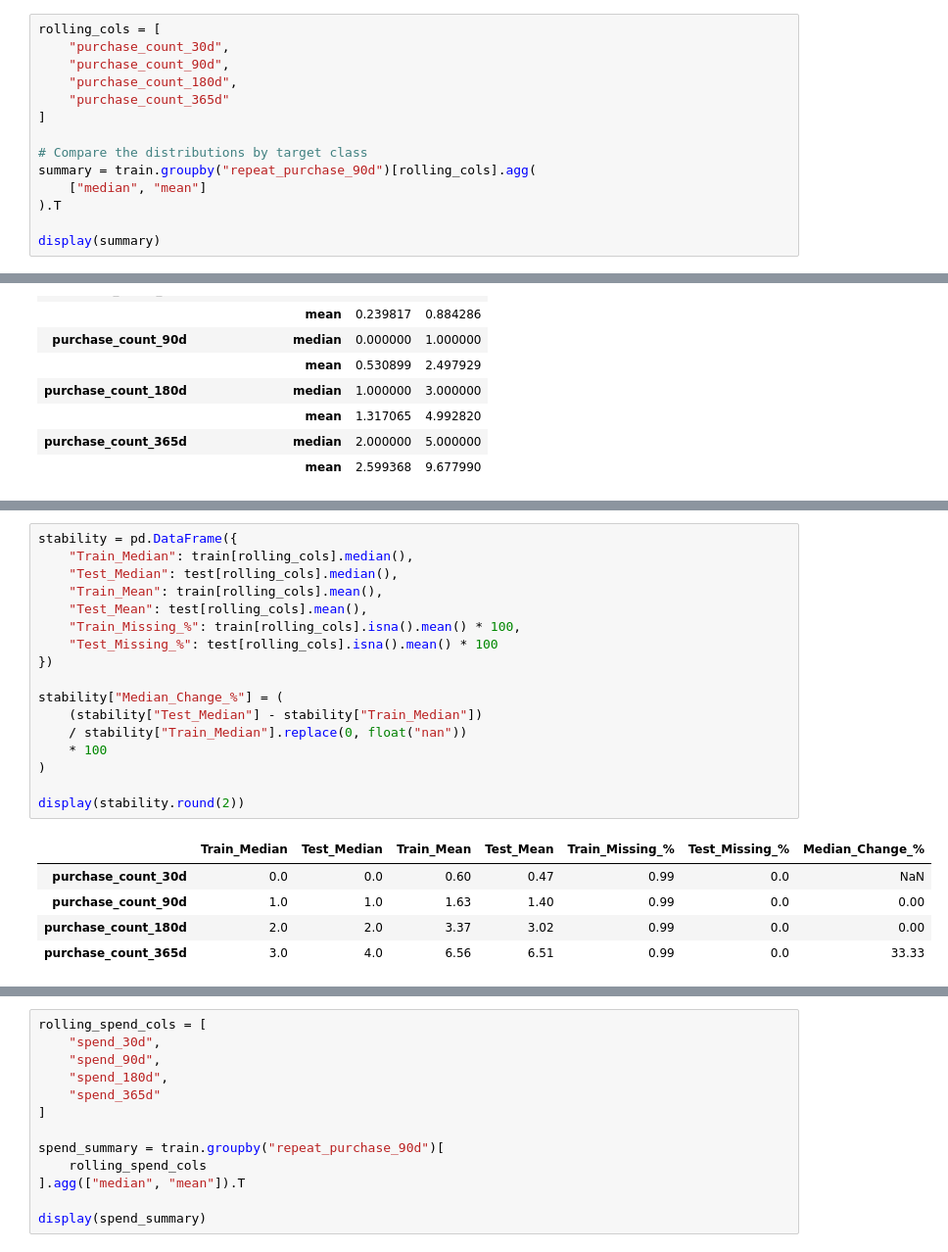
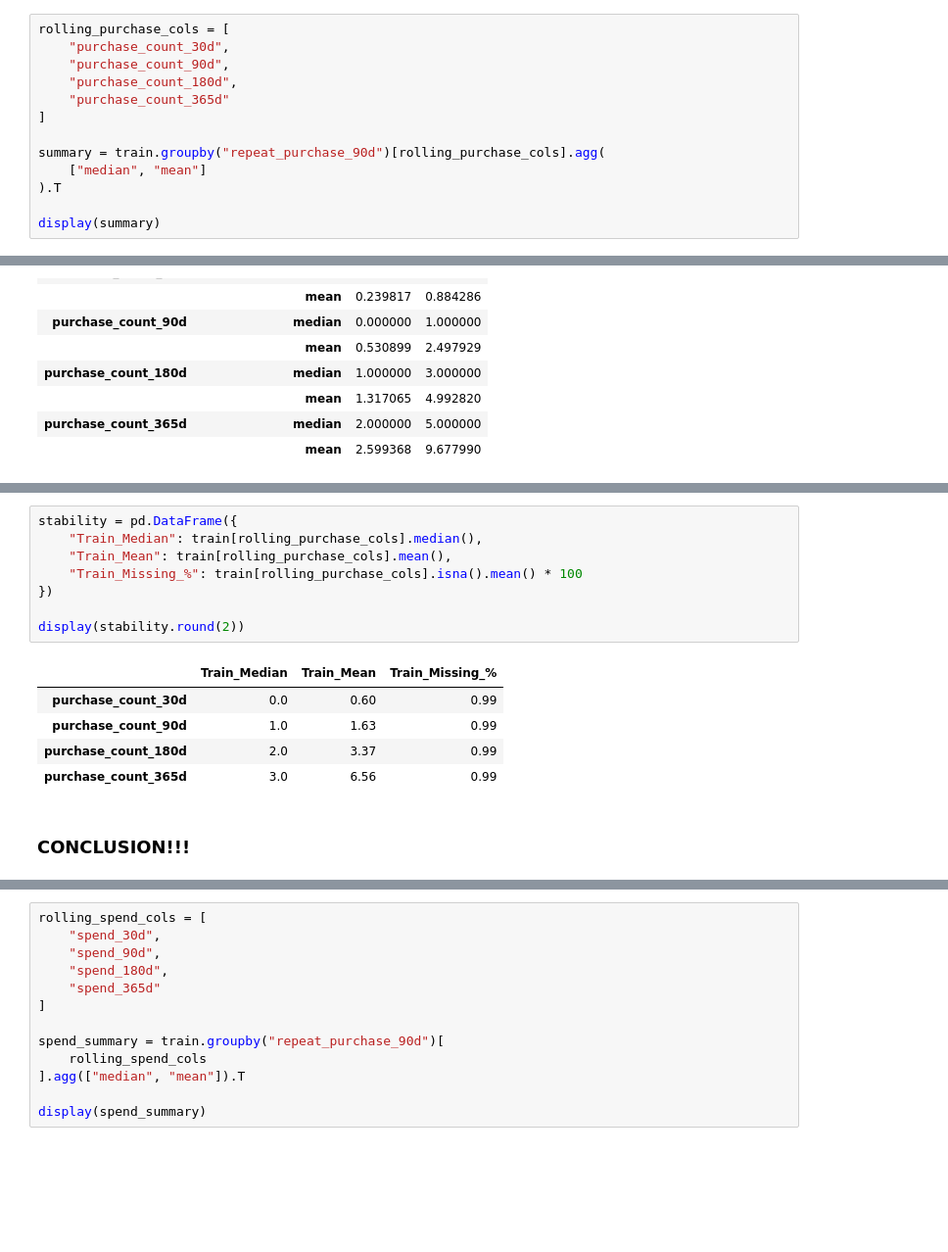
Before and after one commit to luisrafaelsoeiro/ETAI_Project, a Jupyter notebook: exploration.ipynb, the cells around one changed output, grey strips where cells are left out. Shown at 98% size. Cells and saved outputs as stored; diff of their text form; blank space fills up the shorter version.

Commit message:
replace

```diff
--- a/exploration.ipynb
+++ b/exploration.ipynb
@@ -1086,13 +1623,12 @@ These shifts suggest that the test set differs substantially in customer behavio
 # %%
-rolling_cols = [
+rolling_purchase_cols = [
     "purchase_count_30d",
     "purchase_count_90d",
     "purchase_count_180d",
     "purchase_count_365d"
 ]
 
-# Compare the distributions by target class
-summary = train.groupby("repeat_purchase_90d")[rolling_cols].agg(
+summary = train.groupby("repeat_purchase_90d")[rolling_purchase_cols].agg(
     ["median", "mean"]
 ).T
 
@@ -1128,25 +1665,18 @@ plt.show()
 [figure]
 # %%
 stability = pd.DataFrame({
-    "Train_Median": train[rolling_cols].median(),
-    "Test_Median": test[rolling_cols].median(),
-    "Train_Mean": train[rolling_cols].mean(),
-    "Test_Mean": test[rolling_cols].mean(),
-    "Train_Missing_%": train[rolling_cols].isna().mean() * 100,
-    "Test_Missing_%": test[rolling_cols].isna().mean() * 100
+    "Train_Median": train[rolling_purchase_cols].median(),
+    "Train_Mean": train[rolling_purchase_cols].mean(),
+    "Train_Missing_%": train[rolling_purchase_cols].isna().mean() * 100
 })
 
-stability["Median_Change_%"] = (
-    (stability["Test_Median"] - stability["Train_Median"])
-    / stability["Train_Median"].replace(0, float("nan"))
-    * 100
-)
-
 display(stability.round(2))
 # %% [output]
-|  | Train_Median | Test_Median | Train_Mean | Test_Mean | Train_Missing_% | Test_Missing_% | Median_Change_% |
-| purchase_count_30d | 0.0 | 0.0 | 0.60 | 0.47 | 0.99 | 0.0 | NaN |
-| purchase_count_90d | 1.0 | 1.0 | 1.63 | 1.40 | 0.99 | 0.0 | 0.00 |
-| purchase_count_180d | 2.0 | 2.0 | 3.37 | 3.02 | 0.99 | 0.0 | 0.00 |
-| purchase_count_365d | 3.0 | 4.0 | 6.56 | 6.51 | 0.99 | 0.0 | 33.33 |
+|  | Train_Median | Train_Mean | Train_Missing_% |
+| purchase_count_30d | 0.0 | 0.60 | 0.99 |
+| purchase_count_90d | 1.0 | 1.63 | 0.99 |
+| purchase_count_180d | 2.0 | 3.37 | 0.99 |
+| purchase_count_365d | 3.0 | 6.56 | 0.99 |
+# %% [markdown]
+### CONCLUSION!!!
 # %%
```
Also changed, not shown: parts of 240 cells of this notebook.
